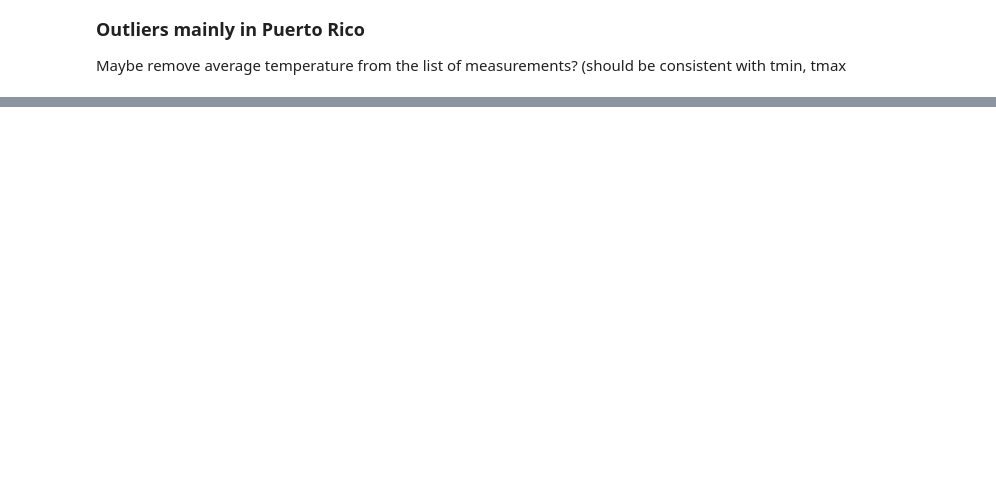
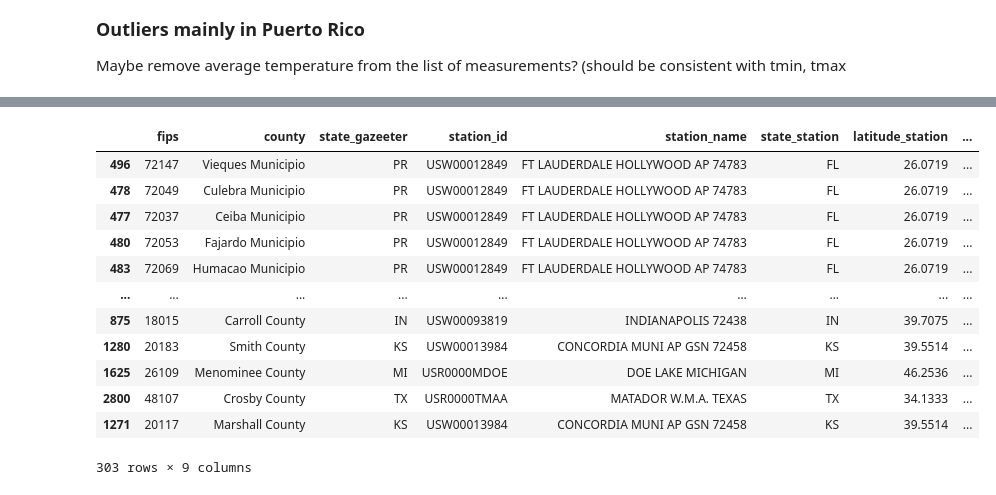
Before and after one commit to severine-baudry/capstone_data_engineer, a Jupyter notebook: US_weather_explore_measurements.ipynb, the cells around one changed output, grey strips where cells are left out. Drawn from its saved outputs; the diff is of its cells as text; code cells hidden in the pictures; blank space fills up the shorter version.

```diff
--- a/US_weather_explore_measurements.ipynb
+++ b/US_weather_explore_measurements.ipynb
@@ -702,0 +720,16 @@ Maybe remove average temperature from the list of measurements? (should be consi
+# %%
+outliers_tavg.sort_values(by = "distance", ascending = False)
+# %% [output]
+|  | fips | county | state_gazeeter | station_id | station_name | state_station | latitude_station | ... |
+| 496 | 72147 | Vieques Municipio | PR | USW00012849 | FT LAUDERDALE HOLLYWOOD AP 74783 | FL | 26.0719 | ... |
+| 478 | 72049 | Culebra Municipio | PR | USW00012849 | FT LAUDERDALE HOLLYWOOD AP 74783 | FL | 26.0719 | ... |
+| 477 | 72037 | Ceiba Municipio | PR | USW00012849 | FT LAUDERDALE HOLLYWOOD AP 74783 | FL | 26.0719 | ... |
+| 480 | 72053 | Fajardo Municipio | PR | USW00012849 | FT LAUDERDALE HOLLYWOOD AP 74783 | FL | 26.0719 | ... |
+| 483 | 72069 | Humacao Municipio | PR | USW00012849 | FT LAUDERDALE HOLLYWOOD AP 74783 | FL | 26.0719 | ... |
+| ... | ... | ... | ... | ... | ... | ... | ... | ... |
+| 875 | 18015 | Carroll County | IN | USW00093819 | INDIANAPOLIS 72438 | IN | 39.7075 | ... |
+| 1280 | 20183 | Smith County | KS | USW00013984 | CONCORDIA MUNI AP GSN 72458 | KS | 39.5514 | ... |
+| 1625 | 26109 | Menominee County | MI | USR0000MDOE | DOE LAKE MICHIGAN | MI | 46.2536 | ... |
+| 2800 | 48107 | Crosby County | TX | USR0000TMAA | MATADOR W.M.A. TEXAS | TX | 34.1333 | ... |
+| 1271 | 20117 | Marshall County | KS | USW00013984 | CONCORDIA MUNI AP GSN 72458 | KS | 39.5514 | ... |
+303 rows × 9 columns
```
Also changed, not shown: parts of 4 cells of this notebook.
